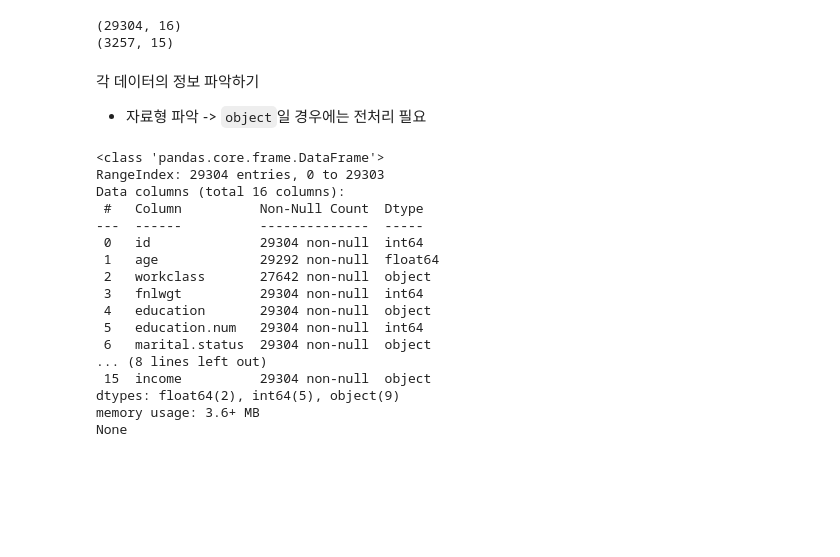
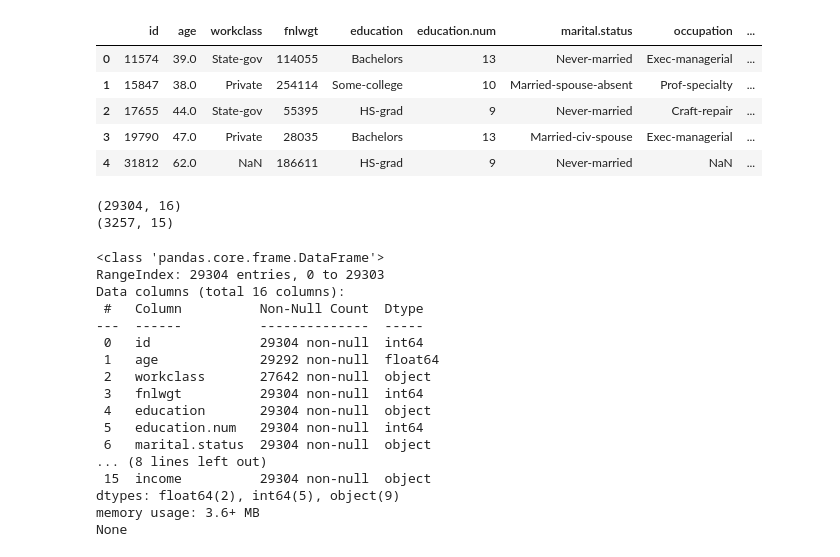
Before and after one commit to joajoa0417/data-analysis, a Jupyter notebook: bigdata/book/data analysis/part2/2-chap01.ipynb, the cells around one changed output. Cells and saved outputs as stored; diff of their text form; code cells hidden in the pictures; blank space fills up the shorter version.

```diff
--- a/bigdata/book/data analysis/part2/2-chap01.ipynb
+++ b/bigdata/book/data analysis/part2/2-chap01.ipynb
@@ -10 +58,10 @@ train = pd.read_csv('train.csv')
+# %%
+test.head()
+# %% [output]
+|  | id | age | workclass | fnlwgt | education | education.num | marital.status | occupation | ... |
+| 0 | 11574 | 39.0 | State-gov | 114055 | Bachelors | 13 | Never-married | Exec-managerial | ... |
+| 1 | 15847 | 38.0 | Private | 254114 | Some-college | 10 | Married-spouse-absent | Prof-specialty | ... |
+| 2 | 17655 | 44.0 | State-gov | 55395 | HS-grad | 9 | Never-married | Craft-repair | ... |
+| 3 | 19790 | 47.0 | Private | 28035 | Bachelors | 13 | Married-civ-spouse | Exec-managerial | ... |
+| 4 | 31812 | 62.0 | NaN | 186611 | HS-grad | 9 | Never-married | NaN | ... |
 # %%
@@ -13,7 +74,4 @@ print(test.shape)
 # %% [output]
 (29304, 16)
 (3257, 15)
-# %% [markdown]
-각 데이터의 정보 파악하기
-- 자료형 파악 -> `object`일 경우에는 전처리 필요
 # %%
```
Also changed, not shown: parts of 47 cells of this notebook, 1 other file.
